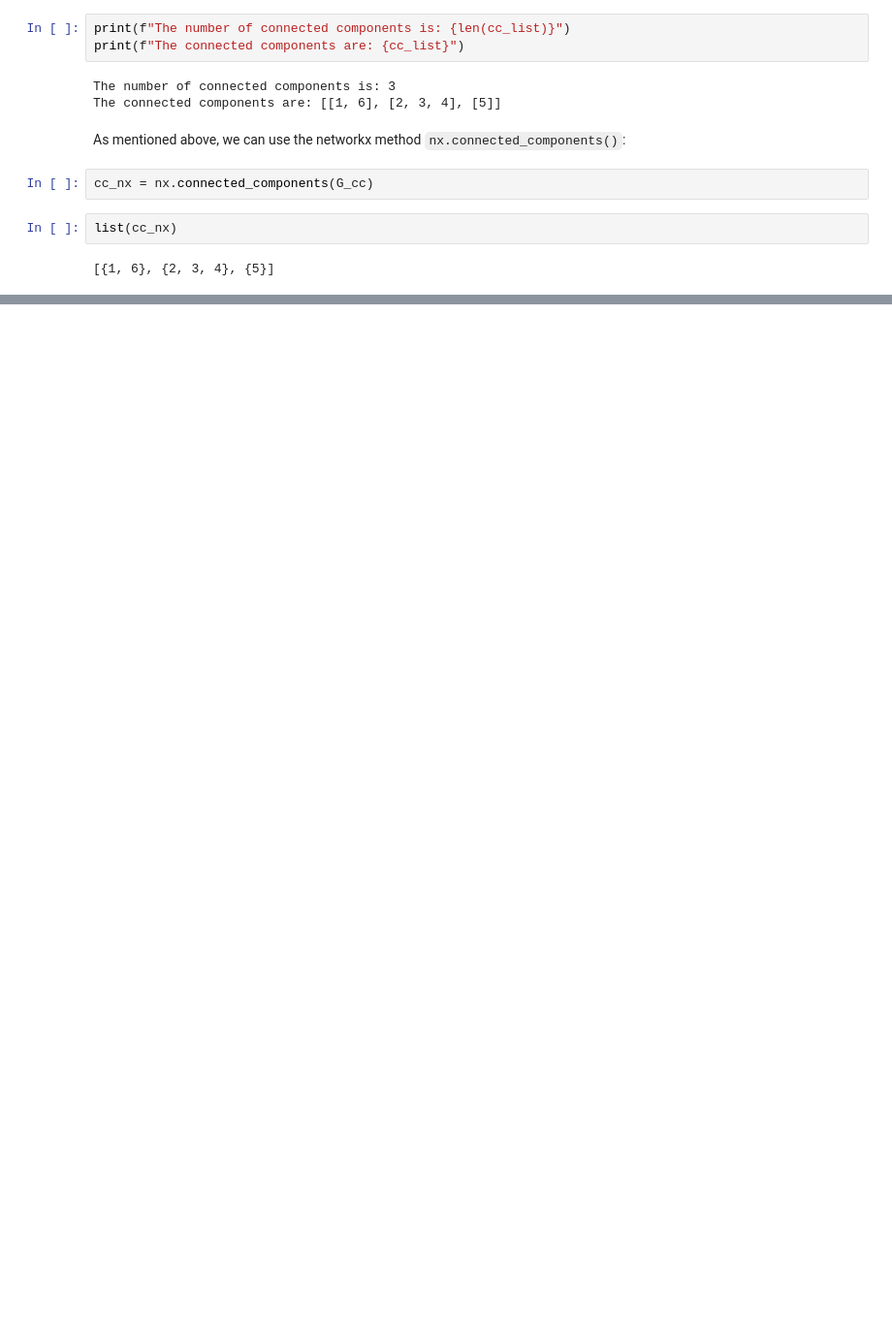
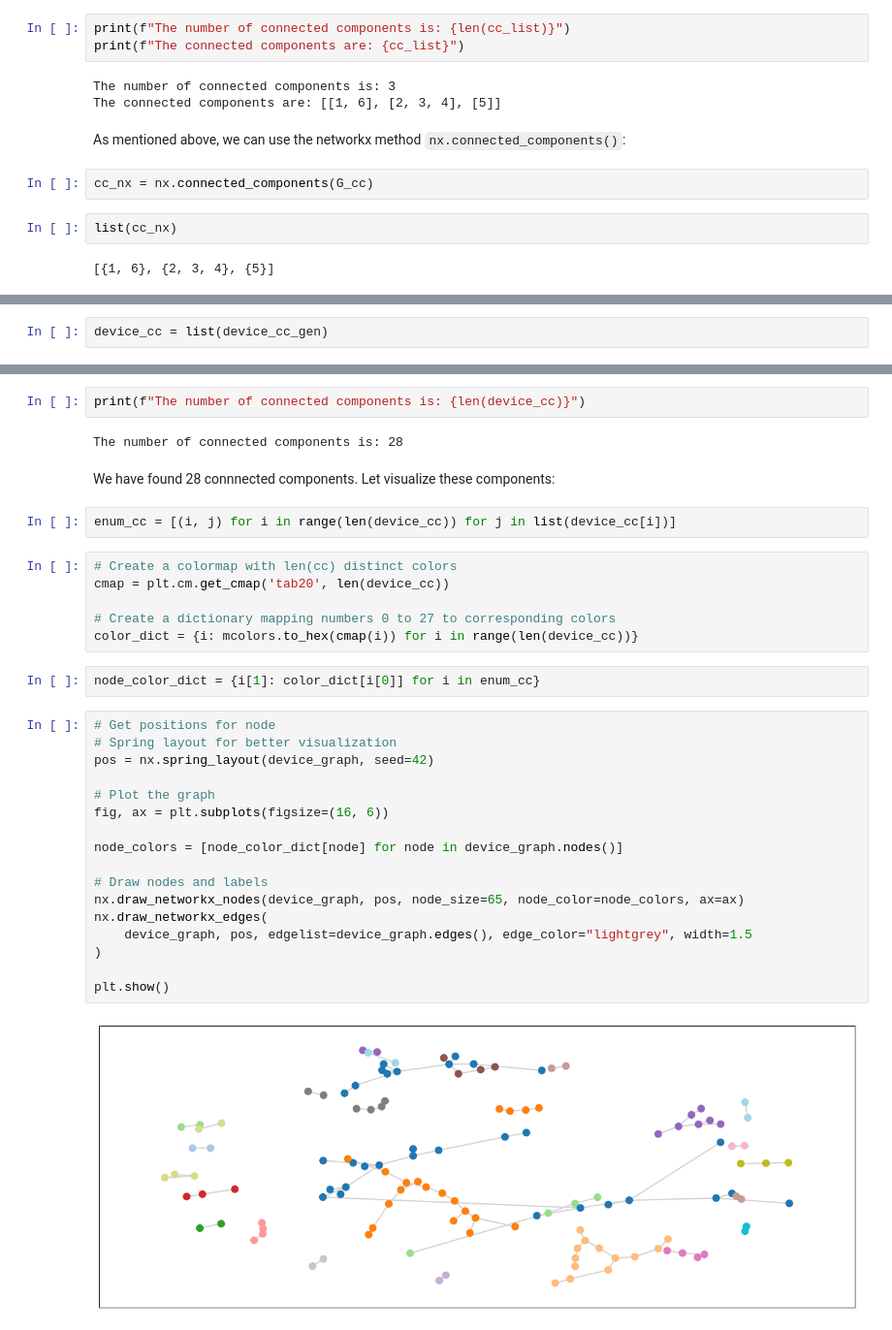
Before and after one commit to mirko-leccese/The-Machine-Learning-Project, a Jupyter notebook: graphs/graph-theory-networkx-1.ipynb, the cells around one changed output, grey strips where cells are left out. Shown: that part at 97% size. Saved outputs shown, nothing was run; the diff lists cells and outputs as text; blank space fills up the shorter version.

```diff
--- a/graphs/graph-theory-networkx-1.ipynb
+++ b/graphs/graph-theory-networkx-1.ipynb
@@ -974,0 +1045,2 @@ list(cc_nx)
+# %%
+device_cc = list(device_cc_gen)
@@ -974,0 +1067,35 @@ list(cc_nx)
+# %%
+print(f"The number of connected components is: {len(device_cc)}")
+# %% [output]
+The number of connected components is: 28
+# %% [markdown]
+We have found 28 connnected components. Let visualize these components:
+# %%
+enum_cc = [(i, j) for i in range(len(device_cc)) for j in list(device_cc[i])]
+# %%
+# Create a colormap with len(cc) distinct colors
+cmap = plt.cm.get_cmap('tab20', len(device_cc))
+
+# Create a dictionary mapping numbers 0 to 27 to corresponding colors
+color_dict = {i: mcolors.to_hex(cmap(i)) for i in range(len(device_cc))}
+# %%
+node_color_dict = {i[1]: color_dict[i[0]] for i in enum_cc}
+# %%
+# Get positions for node
+# Spring layout for better visualization
+pos = nx.spring_layout(device_graph, seed=42)
+
+# Plot the graph
+fig, ax = plt.subplots(figsize=(16, 6))
+
+node_colors = [node_color_dict[node] for node in device_graph.nodes()]
+
+# Draw nodes and labels
+nx.draw_networkx_nodes(device_graph, pos, node_size=65, node_color=node_colors, ax=ax)
+nx.draw_networkx_edges(
+    device_graph, pos, edgelist=device_graph.edges(), edge_color="lightgrey", width=1.5
+)
+
+plt.show()
+# %% [output]
+[figure, added]
```
Also changed, not shown: parts of 34 cells of this notebook, 1 other file.
